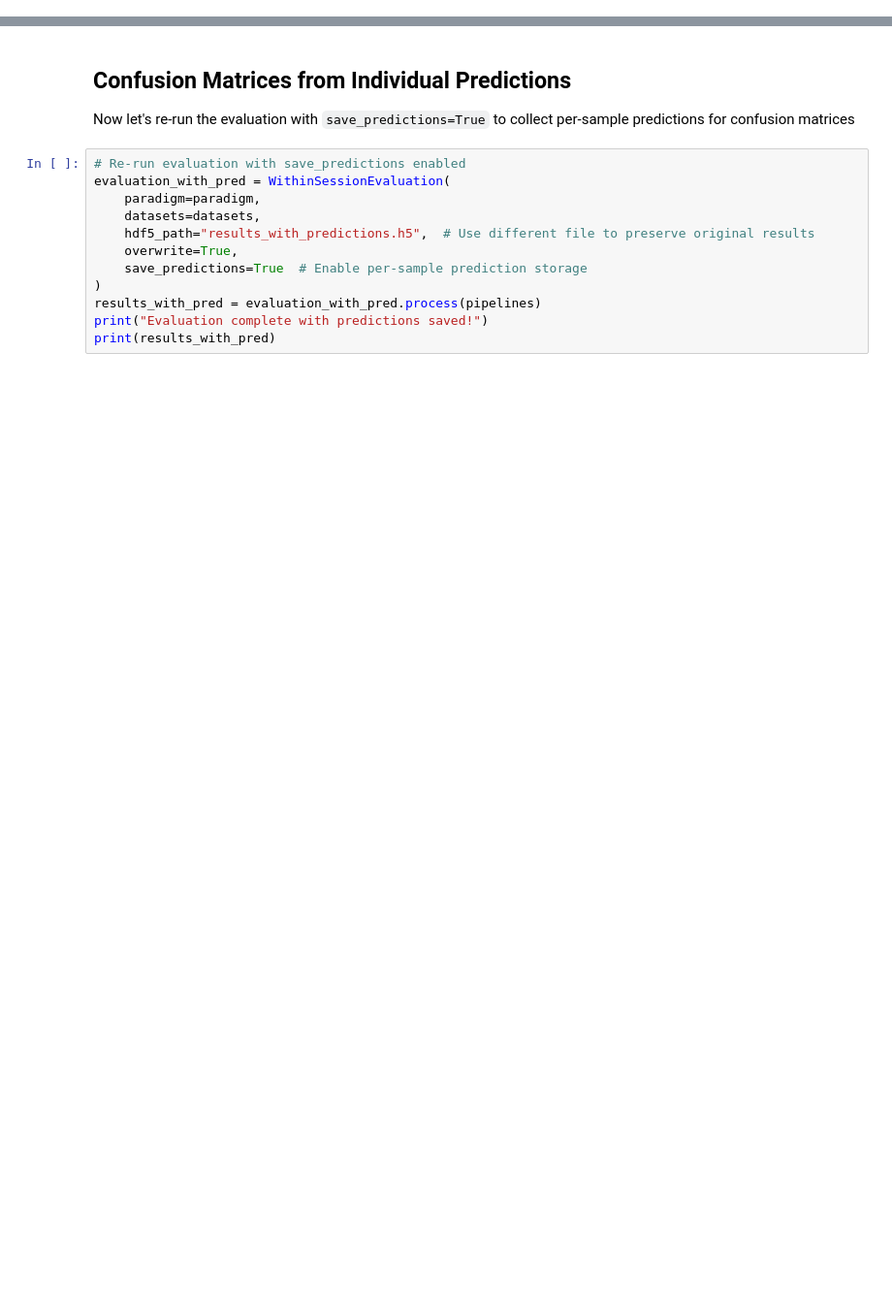
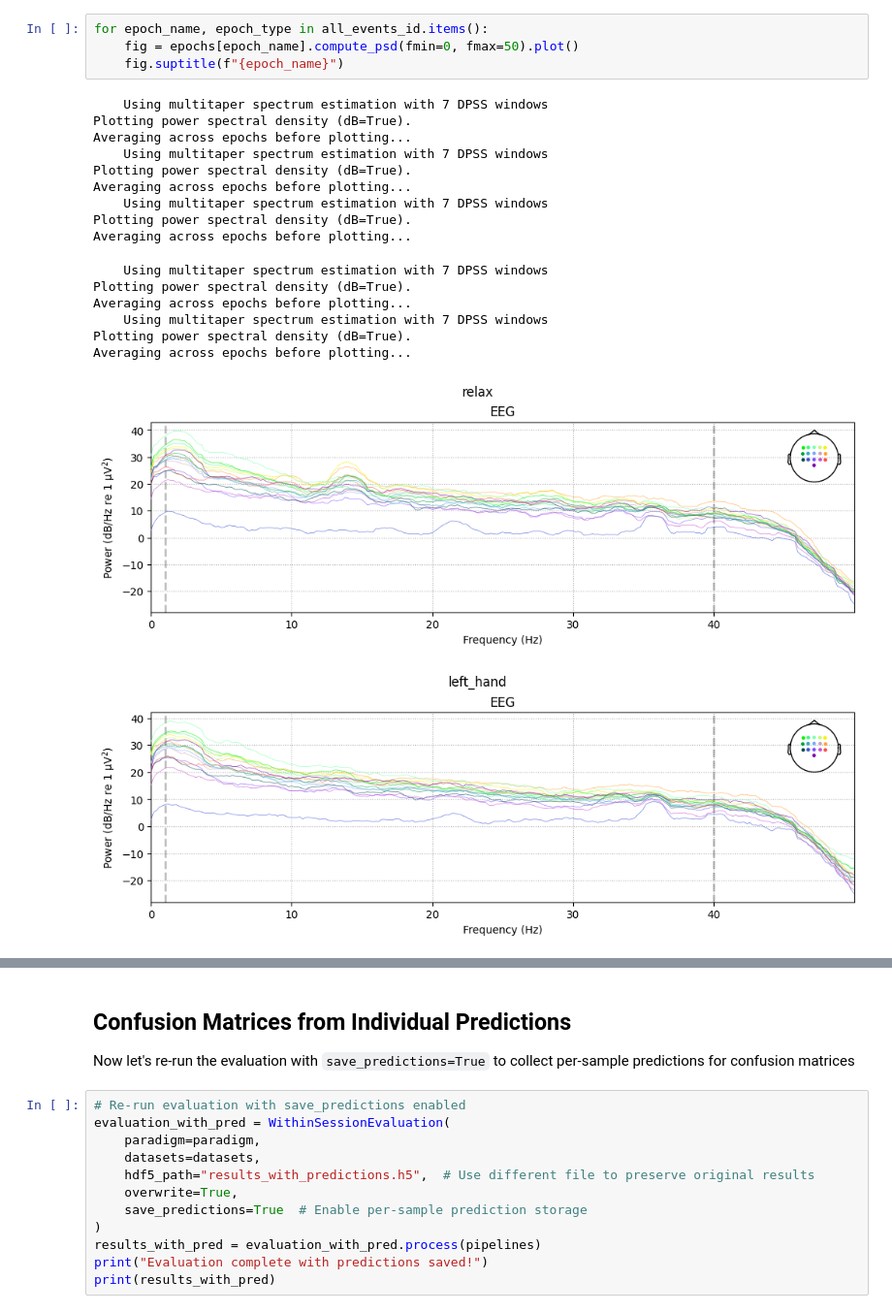
Before and after one commit to luluu9/BCI2025-sandbox, a Jupyter notebook: 3. real data lsl.ipynb, the cells around one changed output, grey strips where cells are left out. Shown at 97% size. Cells and saved outputs as stored; diff of their text form; blank space fills up the shorter version.

```diff
--- a/3. real data lsl.ipynb
+++ b/3. real data lsl.ipynb
@@ -68,0 +88,22 @@ pass
+# %%
+for epoch_name, epoch_type in all_events_id.items():
+    fig = epochs[epoch_name].compute_psd(fmin=0, fmax=50).plot()
+    fig.suptitle(f"{epoch_name}")
+# %% [output]
+    Using multitaper spectrum estimation with 7 DPSS windows
+Plotting power spectral density (dB=True).
+Averaging across epochs before plotting...
+    Using multitaper spectrum estimation with 7 DPSS windows
+Plotting power spectral density (dB=True).
+Averaging across epochs before plotting...
+    Using multitaper spectrum estimation with 7 DPSS windows
+Plotting power spectral density (dB=True).
+Averaging across epochs before plotting...
+    Using multitaper spectrum estimation with 7 DPSS windows
+Plotting power spectral density (dB=True).
+Averaging across epochs before plotting...
+    Using multitaper spectrum estimation with 7 DPSS windows
+Plotting power spectral density (dB=True).
+Averaging across epochs before plotting...
+[figure, added]
+[figure, added]
```
Also changed, not shown: parts of 11 cells of this notebook, 1 other file.
